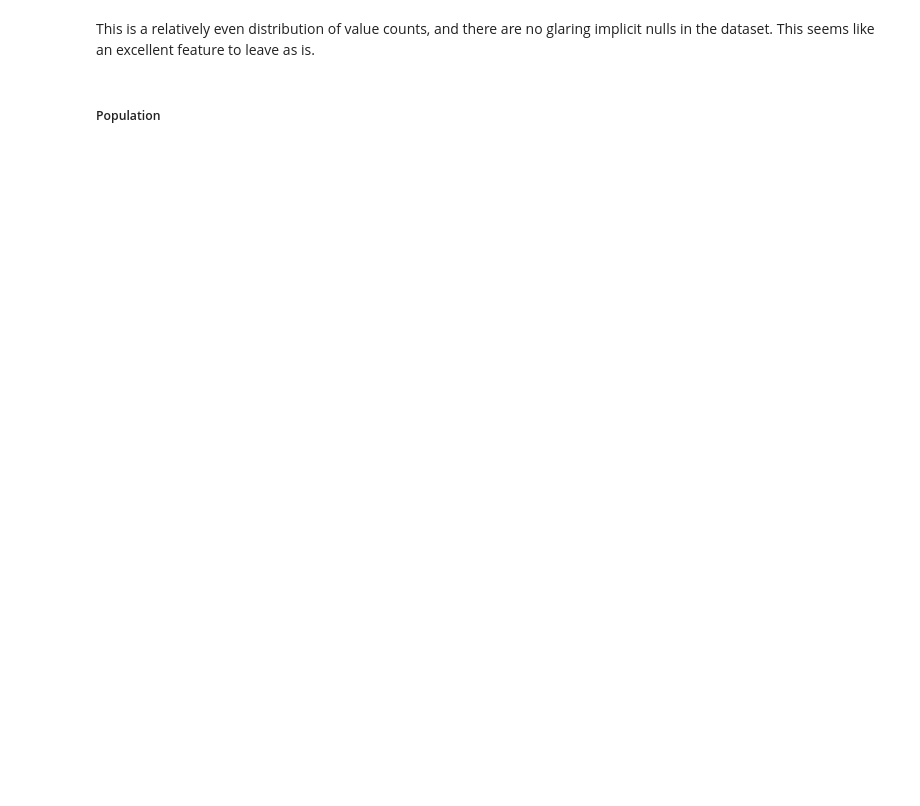
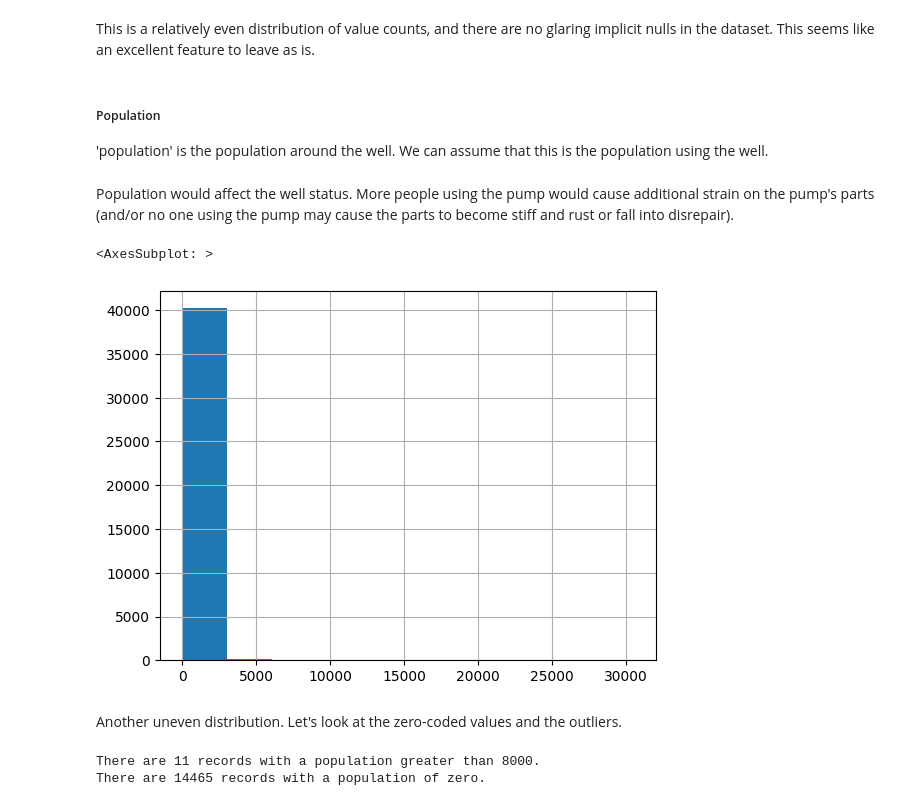
Before and after one commit to zdravoj/water-pump-classifier, a Jupyter notebook: Water_Pump_Classifier.ipynb, the cells around one changed output. Drawn from its saved outputs; the diff is of its cells as text; code cells hidden in the pictures; blank space fills up the shorter version.

```diff
--- a/Water_Pump_Classifier.ipynb
+++ b/Water_Pump_Classifier.ipynb
@@ -1263,4 +1263,24 @@ Lake Rukwa                 0.041766
 # %% [markdown]
 This is a relatively even distribution of value counts, and there are no glaring implicit nulls in the dataset. This seems like an excellent feature to leave as is.
-# %% [markdown]
-##### Population
+# %% [markdown]
+##### Population
+
+'population' is the population around the well. We can assume that this is the population using the well.
+# %% [markdown]
+Population would affect the well status. More people using the pump would cause additional strain on the pump's parts (and/or no one using the pump may cause the parts to become stiff and rust or fall into disrepair).
+# %%
+training_set.population.hist()
+# %% [output]
+<AxesSubplot: >
+[figure, added]
+# %% [markdown]
+Another uneven distribution. Let's look at the zero-coded values and the outliers.
+# %%
+pop_gt8k = training_set.population.loc[training_set.population > 8000]
+pop_zero = training_set.population.loc[training_set.population == 0]
+
+print(f"There are {pop_gt8k.count()} records with a population greater than 8000.")
+print(f"There are {pop_zero.count()} records with a population of zero.")
+# %% [output]
+There are 11 records with a population greater than 8000.
+There are 14465 records with a population of zero.
```
Also changed, not shown: parts of 54 cells of this notebook.
